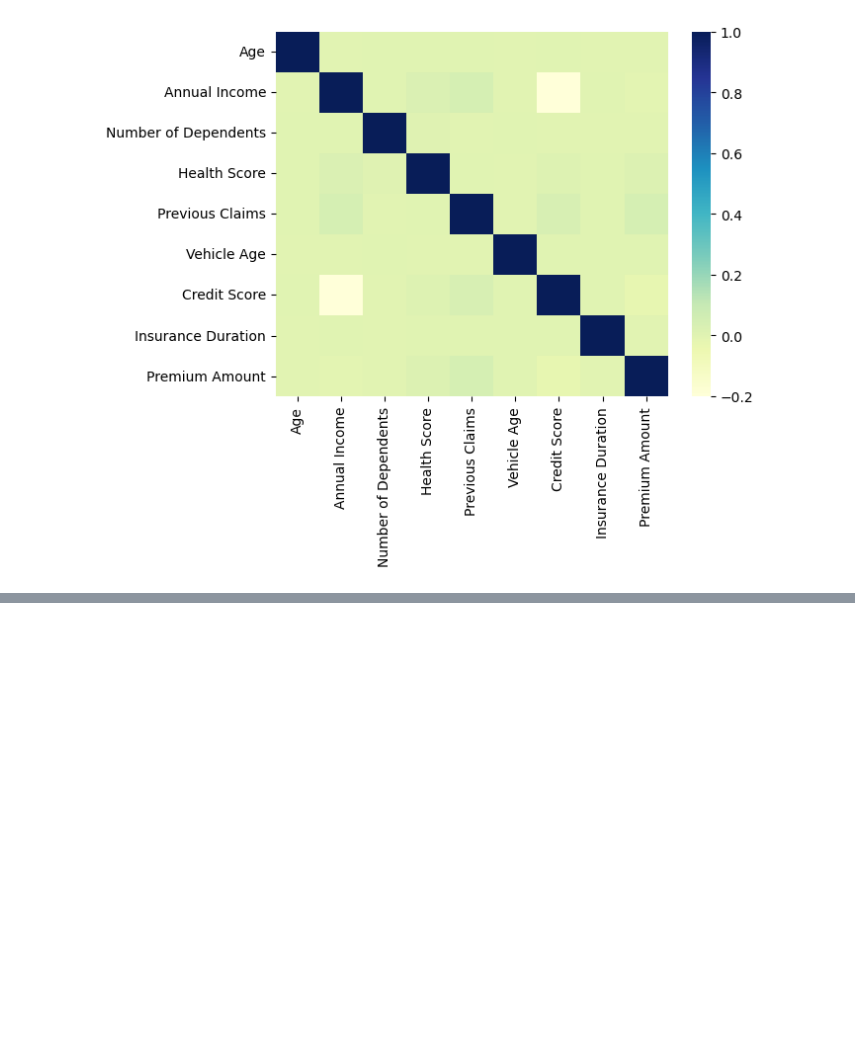
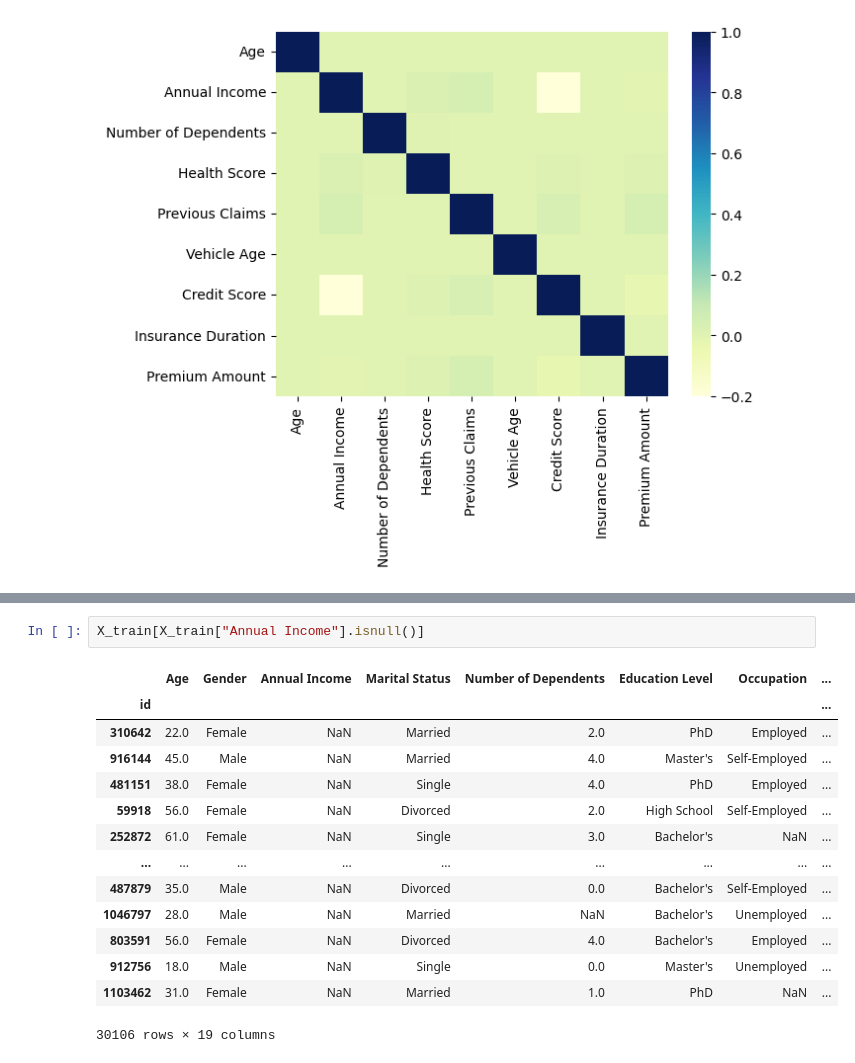
Before and after one commit to NK0901/InsurancePremiumPredictor, a Jupyter notebook: Insurance-Premium-Predictor.ipynb, the cells around one changed output, grey strips where cells are left out. Drawn from its saved outputs; the diff is of its cells as text; blank space fills up the shorter version.

```diff
--- a/Insurance-Premium-Predictor.ipynb
+++ b/Insurance-Premium-Predictor.ipynb
@@ -188,0 +256,17 @@ sns.heatmap(insurance.corr(numeric_only=True), cmap="YlGnBu")
+# %%
+X_train[X_train["Annual Income"].isnull()]
+# %% [output]
+|  | Age | Gender | Annual Income | Marital Status | Number of Dependents | Education Level | Occupation | ... |
+| id |  |  |  |  |  |  |  | ... |
+| 310642 | 22.0 | Female | NaN | Married | 2.0 | PhD | Employed | ... |
+| 916144 | 45.0 | Male | NaN | Married | 4.0 | Master's | Self-Employed | ... |
+| 481151 | 38.0 | Female | NaN | Single | 4.0 | PhD | Employed | ... |
+| 59918 | 56.0 | Female | NaN | Divorced | 2.0 | High School | Self-Employed | ... |
+| 252872 | 61.0 | Female | NaN | Single | 3.0 | Bachelor's | NaN | ... |
+| ... | ... | ... | ... | ... | ... | ... | ... | ... |
+| 487879 | 35.0 | Male | NaN | Divorced | 0.0 | Bachelor's | Self-Employed | ... |
+| 1046797 | 28.0 | Male | NaN | Married | NaN | Bachelor's | Unemployed | ... |
+| 803591 | 56.0 | Female | NaN | Divorced | 4.0 | Bachelor's | Employed | ... |
+| 912756 | 18.0 | Male | NaN | Single | 0.0 | Master's | Unemployed | ... |
+| 1103462 | 31.0 | Female | NaN | Married | 1.0 | PhD | NaN | ... |
+30106 rows × 19 columns
```
Also changed, not shown: parts of 58 cells of this notebook.
